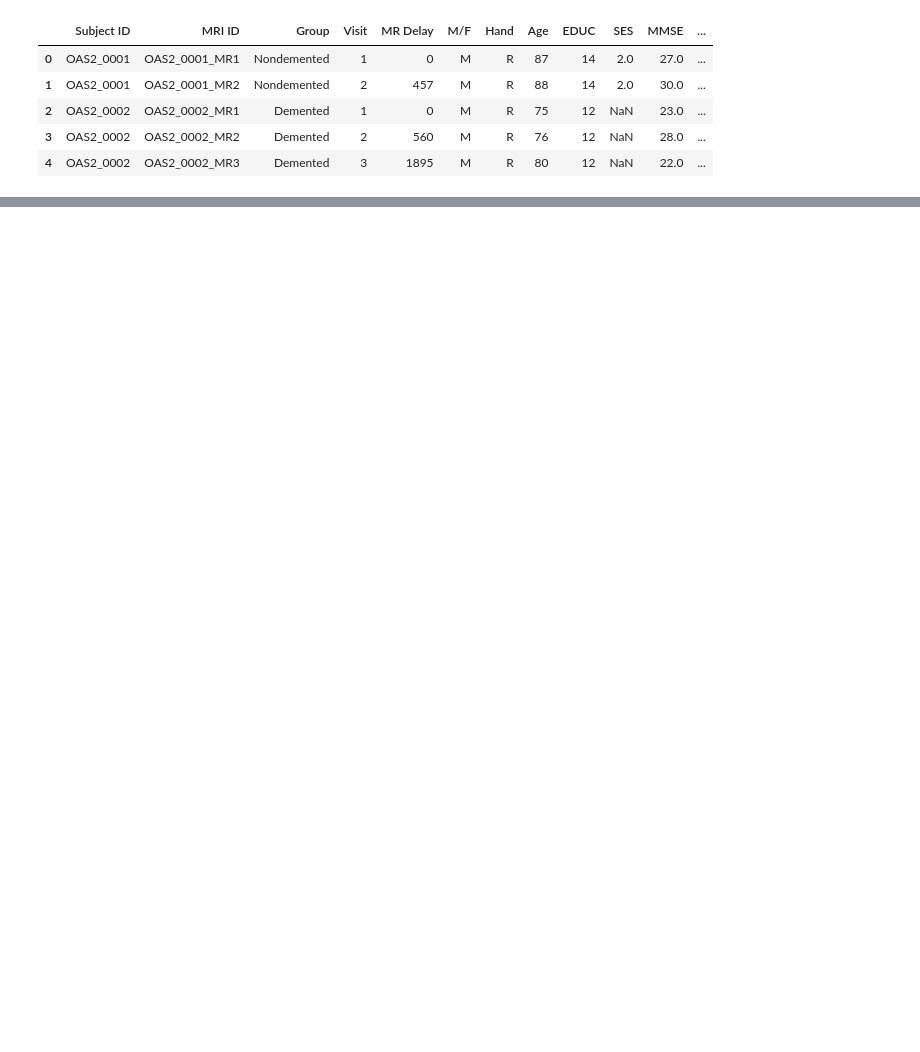
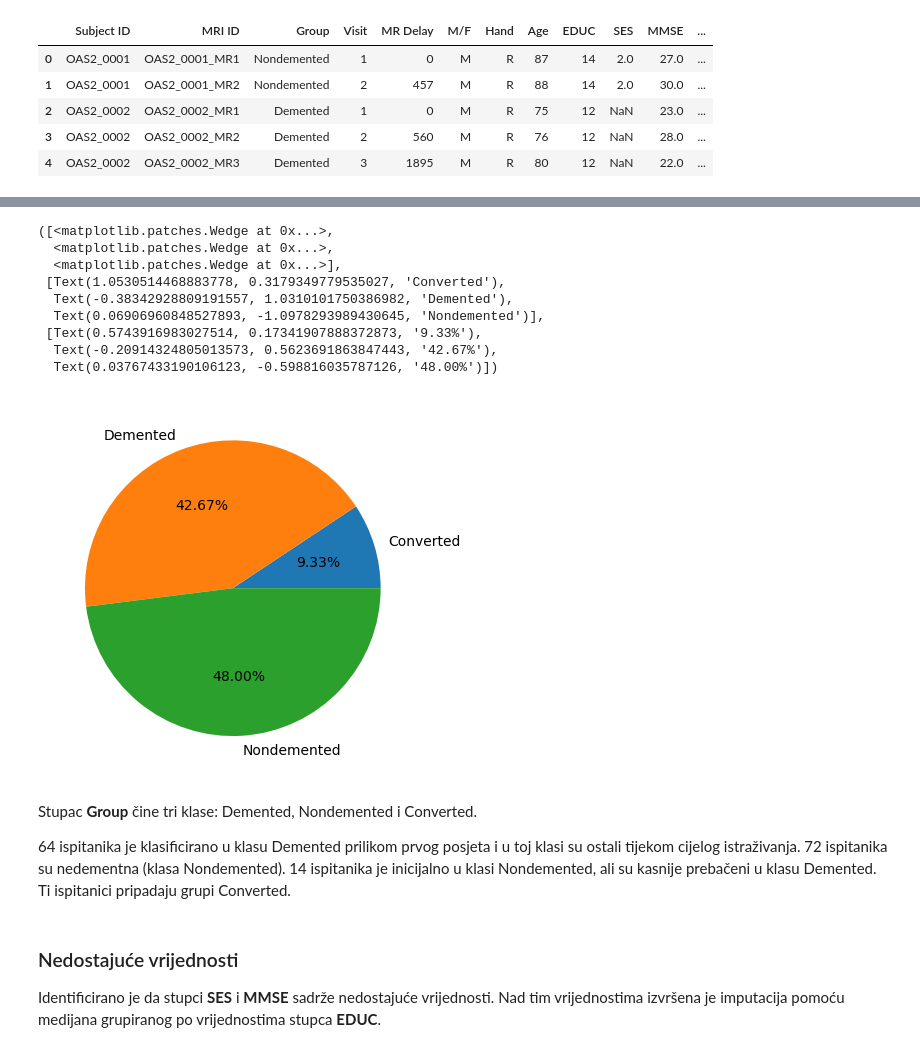
Before and after one commit to stanarlea/alzheimer, a Jupyter notebook: MRI and Alzheimers.ipynb, the cells around one changed output, grey strips where cells are left out. Cells and saved outputs as stored; diff of their text form; code cells hidden in the pictures; blank space fills up the shorter version.

```diff
--- a/MRI and Alzheimers.ipynb
+++ b/MRI and Alzheimers.ipynb
@@ -1,11 +32,9 @@
 # %%
 import pandas as pd
 import numpy as np
+import matplotlib.pyplot as plt
 import seaborn as sns
-import matplotlib.pyplot as plt
 %matplotlib inline
-
-sns.set()
 
 df = pd.read_csv('Dataset.csv')
 df.head()
@@ -17,17 +46,11 @@ df.head()
 | 3 | OAS2_0002 | OAS2_0002_MR2 | Demented | 2 | 560 | M | R | 76 | 12 | NaN | 28.0 | ... |
 | 4 | OAS2_0002 | OAS2_0002_MR3 | Demented | 3 | 1895 | M | R | 80 | 12 | NaN | 22.0 | ... |
 # %%
-demented = 0
-nondemented = 0
-converted = 0
+df_without_duplicate_subject_id = df.drop_duplicates(subset='Subject ID')
+df_2 = df_without_duplicate_subject_id
 
-for row in df["Group"]:
-    if (row == "Demented"):
-        demented += 1
-    elif (row == "Nondemented"):
-        nondemented += 1
-    else:
-        converted += 1
+unique_hand = df_2['Hand'].unique()
+unique_age = df_2['Age'].unique()
 
-demented, nondemented, converted
+df.shape, df_2.shape[0], unique_hand, unique_age.min(), unique_age.max()
 # %% [output]
@@ -34,0 +87,19 @@ demented, nondemented, converted
+# %%
+group = df_2.groupby('Group').count().loc[:, 'Subject ID'].values
+group_name = df_2.groupby('Group').count().index.values
+plt.pie(group, labels=group_name, autopct='%1.2f%%')
+# %% [output]
+([<matplotlib.patches.Wedge at 0x...>,
+  <matplotlib.patches.Wedge at 0x...>,
+  <matplotlib.patches.Wedge at 0x...>],
+ [Text(1.0530514468883778, 0.3179349779535027, 'Converted'),
+  Text(-0.38342928809191557, 1.0310101750386982, 'Demented'),
+  Text(0.06906960848527893, -1.0978293989430645, 'Nondemented')],
+ [Text(0.5743916983027514, 0.17341907888372873, '9.33%'),
+  Text(-0.20914324805013573, 0.5623691863847443, '42.67%'),
+  Text(0.03767433190106123, -0.598816035787126, '48.00%')])
+[figure, added]
+# %% [markdown]
+Stupac **Group** čine tri klase: Demented, Nondemented i Converted.
+
+64 ispitanika je klasificirano u klasu Demented prilikom prvog posjeta i u toj klasi su ostali tijekom cijelog istraživanja. 72 ispitanika su nedementna (klasa Nondemented). 14 ispitanika je inicijalno u klasi Nondemented, ali su kasnije prebačeni u klasu Demented. Ti ispitanici pripadaju grupi Converted.
@@ -34,0 +108,4 @@ demented, nondemented, converted
+# %% [markdown]
+### Nedostajuće vrijednosti
+
+Identificirano je da stupci **SES** i **MMSE** sadrže nedostajuće vrijednosti. Nad tim vrijednostima izvršena je imputacija pomoću medijana grupiranog po vrijednostima stupca **EDUC**.
```
Also changed, not shown: parts of 21 cells of this notebook.
